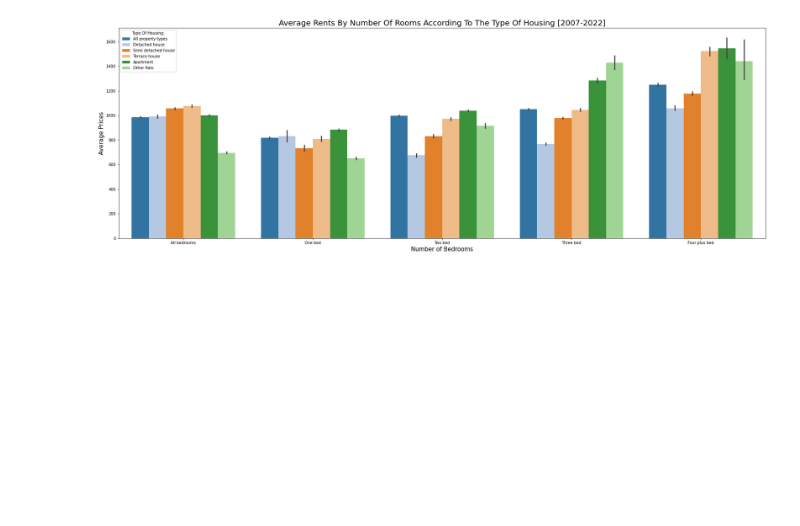
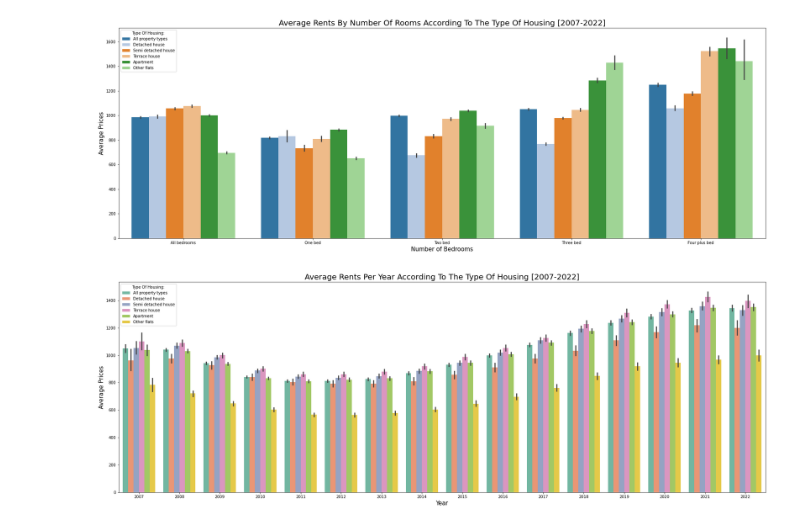
Before and after one commit to FabyBarrios/python, a Jupyter notebook: Statistics/Rents_Ireland.ipynb, the cells around one changed output. Cells and saved outputs as stored; diff of their text form; code cells hidden in the pictures; blank space fills up the shorter version.

```diff
--- a/Statistics/Rents_Ireland.ipynb
+++ b/Statistics/Rents_Ireland.ipynb
@@ -366,3 +366,18 @@ plt.legend(title = "Type Of Housing:", loc='upper left', fontsize=10)
 plt.savefig('barplot2.png', dpi=300, bbox_inches='tight');
 # %% [output]
 [figure]
+# %%
+#Bar graph of average rent, from 2007 to 2022.
+f, ax = plt.subplots(1, 1, figsize=(30, 10))
+ax =sns.barplot(x='Year', y='VALUE', hue='Property Type', data=df2, palette='Set2')
+
+plt.title('Average Rents Per Year According To The Type Of Housing [2007-2022]', fontsize =20)
+plt.ylabel("Average Prices", fontsize =15)
+plt.xlabel('Year', fontsize =15)
+
+
+plt.legend(title = "Type Of Housing:", loc='upper left', fontsize=10)
+
+plt.savefig('barplot2.png', dpi=300, bbox_inches='tight');
+# %% [output]
+[figure, added]
```
Also changed, not shown: parts of 11 cells of this notebook.
